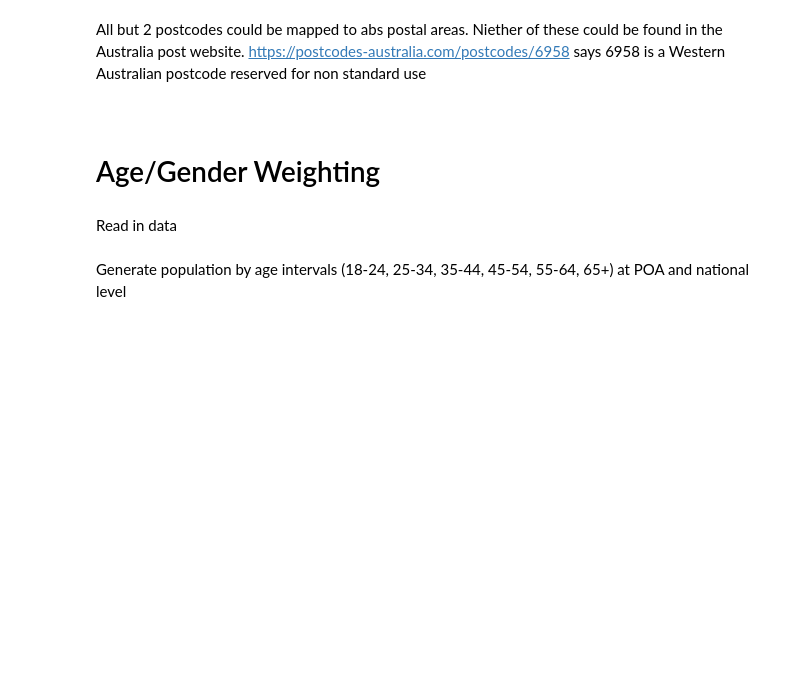
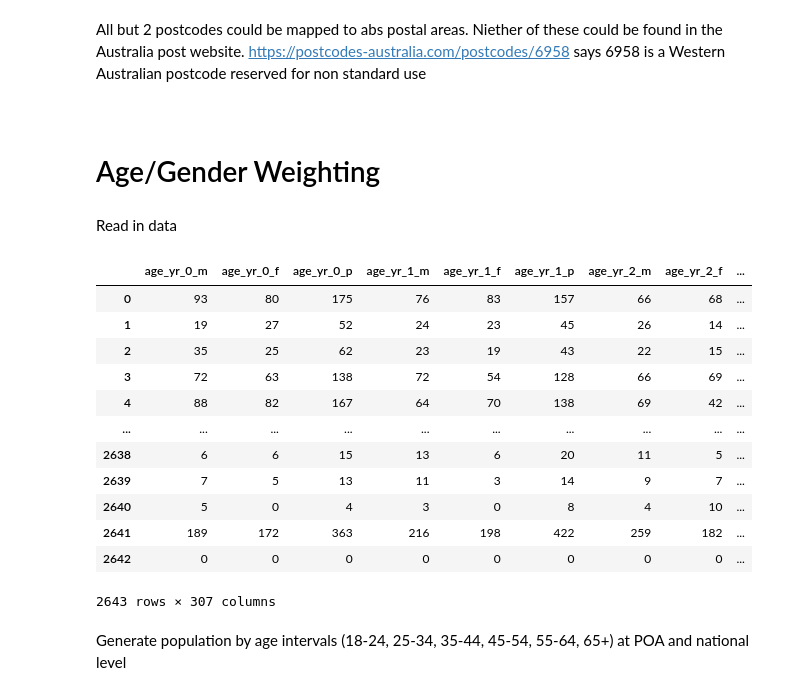
Before and after one commit to pommcuter/generic-buy-now-pay-later-project, a Jupyter notebook: notebooks/externalPreprocessing.ipynb, the cells around one changed output. Drawn from its saved outputs; the diff is of its cells as text; code cells hidden in the pictures; blank space fills up the shorter version.

```diff
--- a/notebooks/externalPreprocessing.ipynb
+++ b/notebooks/externalPreprocessing.ipynb
@@ -78,6 +78,22 @@ Read in data
 age_df = pd.read_parquet(
     '../data/curated/census/age_data.parquet'
 )
+# %%
+age_df
+# %% [output]
+|  | age_yr_0_m | age_yr_0_f | age_yr_0_p | age_yr_1_m | age_yr_1_f | age_yr_1_p | age_yr_2_m | age_yr_2_f | ... |
+| 0 | 93 | 80 | 175 | 76 | 83 | 157 | 66 | 68 | ... |
+| 1 | 19 | 27 | 52 | 24 | 23 | 45 | 26 | 14 | ... |
+| 2 | 35 | 25 | 62 | 23 | 19 | 43 | 22 | 15 | ... |
+| 3 | 72 | 63 | 138 | 72 | 54 | 128 | 66 | 69 | ... |
+| 4 | 88 | 82 | 167 | 64 | 70 | 138 | 69 | 42 | ... |
+| ... | ... | ... | ... | ... | ... | ... | ... | ... | ... |
+| 2638 | 6 | 6 | 15 | 13 | 6 | 20 | 11 | 5 | ... |
+| 2639 | 7 | 5 | 13 | 11 | 3 | 14 | 9 | 7 | ... |
+| 2640 | 5 | 0 | 4 | 3 | 0 | 8 | 4 | 10 | ... |
+| 2641 | 189 | 172 | 363 | 216 | 198 | 422 | 259 | 182 | ... |
+| 2642 | 0 | 0 | 0 | 0 | 0 | 0 | 0 | 0 | ... |
+2643 rows × 307 columns
 # %% [markdown]
 Generate population by age intervals (18-24, 25-34, 35-44, 45-54, 55-64, 65+) at POA and national level
 # %%
```
Also changed, not shown: parts of 3 cells of this notebook, 1 other file.
